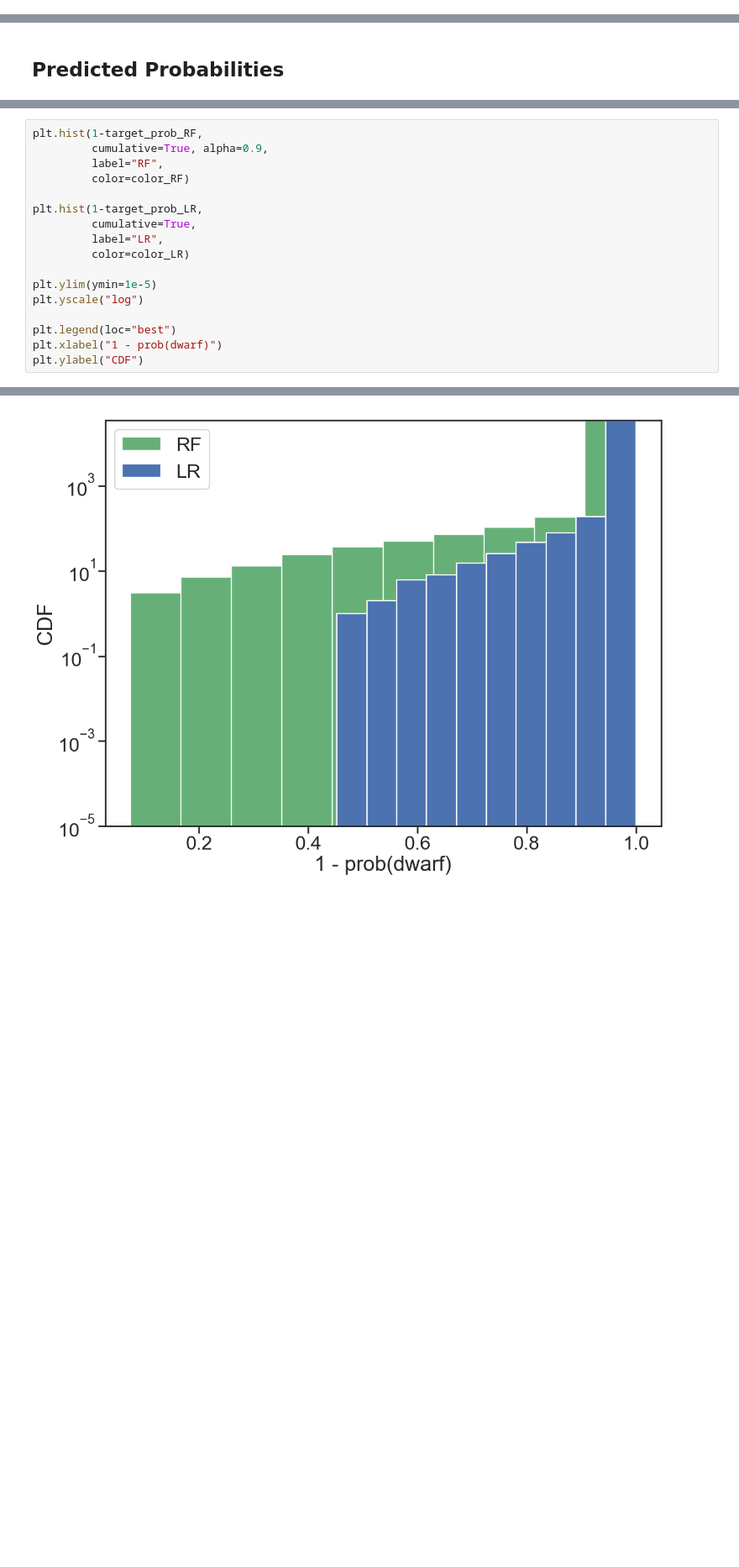
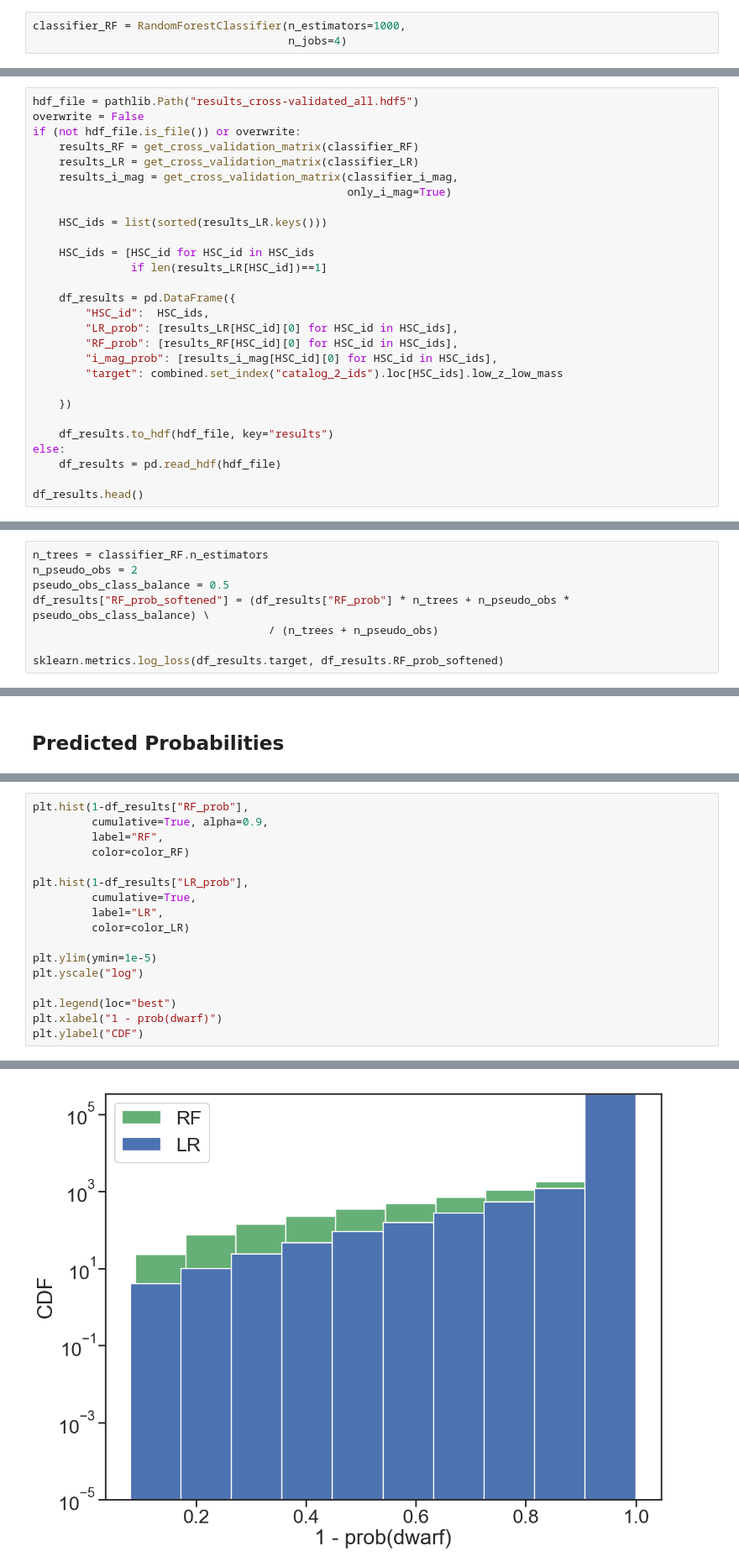
Before and after one commit to yluo54301/dwarf_photo-z, a Jupyter notebook: dwarfz/catalog_only_classifier/classifier_comparison.ipynb, the cells around one changed output, grey strips where cells are left out. Shown at 84% size. Cells and saved outputs as stored; diff of their text form; blank space fills up the shorter version.

```diff
--- a/dwarfz/catalog_only_classifier/classifier_comparison.ipynb
+++ b/dwarfz/catalog_only_classifier/classifier_comparison.ipynb
@@ -489,0 +295,3 @@ plt.legend(loc="best")
+# %%
+classifier_RF = RandomForestClassifier(n_estimators=1000,
+                                       n_jobs=4)
@@ -489,0 +303,28 @@ plt.legend(loc="best")
+# %%
+hdf_file = pathlib.Path("results_cross-validated_all.hdf5")
+overwrite = False
+if (not hdf_file.is_file()) or overwrite:
+    results_RF = get_cross_validation_matrix(classifier_RF)
+    results_LR = get_cross_validation_matrix(classifier_LR)
+    results_i_mag = get_cross_validation_matrix(classifier_i_mag,
+                                                only_i_mag=True)
+
+    HSC_ids = list(sorted(results_LR.keys()))
+
+    HSC_ids = [HSC_id for HSC_id in HSC_ids
+               if len(results_LR[HSC_id])==1]
+
+    df_results = pd.DataFrame({
+        "HSC_id":  HSC_ids,
+        "LR_prob": [results_LR[HSC_id][0] for HSC_id in HSC_ids],
+        "RF_prob": [results_RF[HSC_id][0] for HSC_id in HSC_ids],
+        "i_mag_prob": [results_i_mag[HSC_id][0] for HSC_id in HSC_ids],
+        "target": combined.set_index("catalog_2_ids").loc[HSC_ids].low_z_low_mass
+
+    })
+
+    df_results.to_hdf(hdf_file, key="results")
+else:
+    df_results = pd.read_hdf(hdf_file)
+
+df_results.head()
@@ -489,0 +599,8 @@ plt.legend(loc="best")
+# %%
+n_trees = classifier_RF.n_estimators
+n_pseudo_obs = 2
+pseudo_obs_class_balance = 0.5
+df_results["RF_prob_softened"] = (df_results["RF_prob"] * n_trees + n_pseudo_obs * pseudo_obs_class_balance) \
+                                    / (n_trees + n_pseudo_obs)
+
+sklearn.metrics.log_loss(df_results.target, df_results.RF_prob_softened)
@@ -504,22 +631,22 @@ plt.legend(loc="best")
 # %%
-plt.hist(1-target_prob_RF,
+plt.hist(1-df_results["RF_prob"],
          cumulative=True, alpha=0.9,
          label="RF",
          color=color_RF)
 
-plt.hist(1-target_prob_LR,
+plt.hist(1-df_results["LR_prob"],
          cumulative=True,
          label="LR",
          color=color_LR)
 
 plt.ylim(ymin=1e-5)
 plt.yscale("log")
 
 plt.legend(loc="best")
 plt.xlabel("1 - prob(dwarf)")
 plt.ylabel("CDF")
 # %% [output]
 The `ymin` argument was deprecated in Matplotlib 3.0 and will be removed in 3.2. Use `bottom` instead.
   alternative='`bottom`', obj_type='argument')
 Text(0, 0.5, 'CDF')
-[figure, old version]
+[figure, new version]
```
Also changed, not shown: parts of 77 cells of this notebook, 5 other files.
